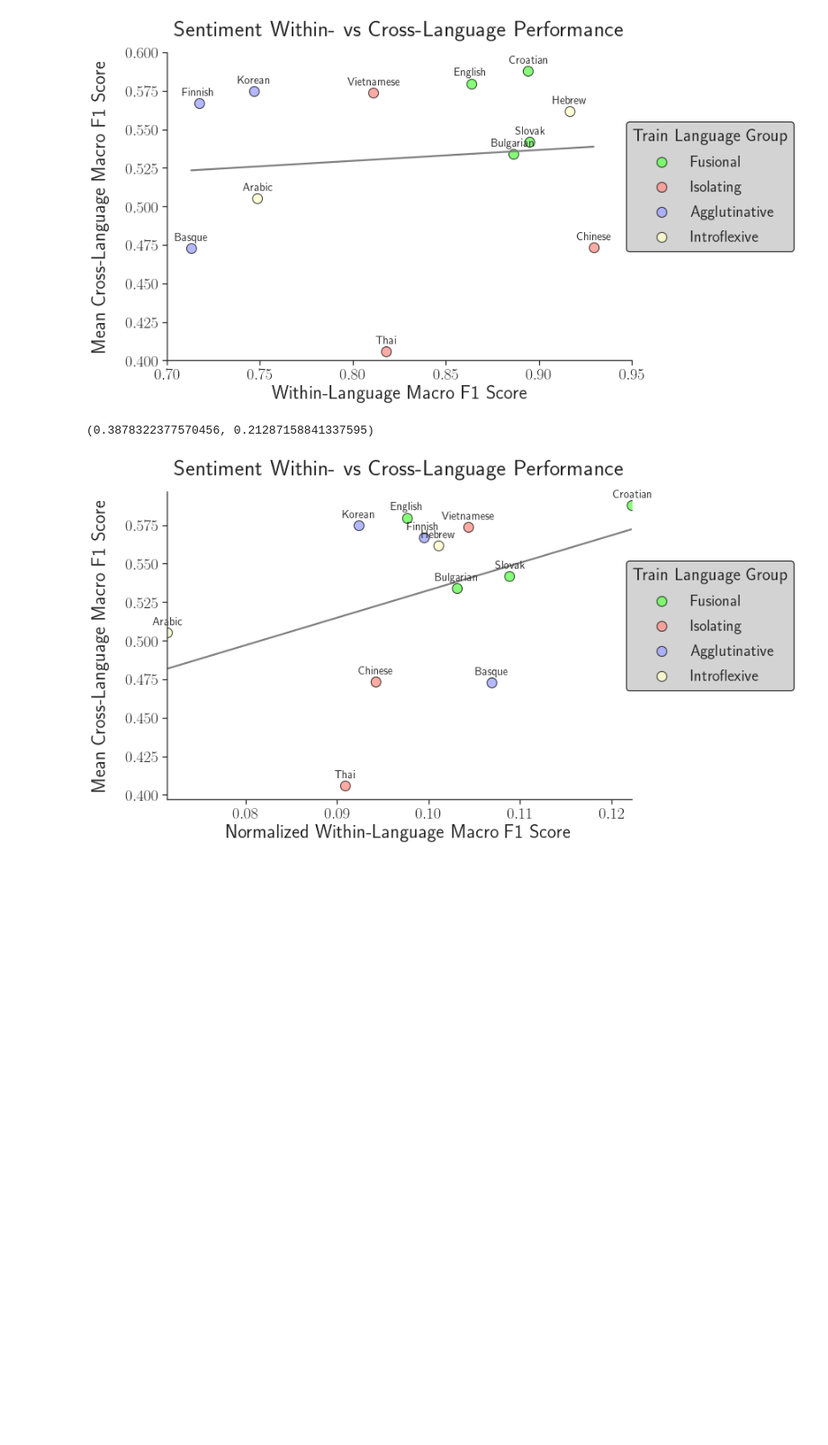
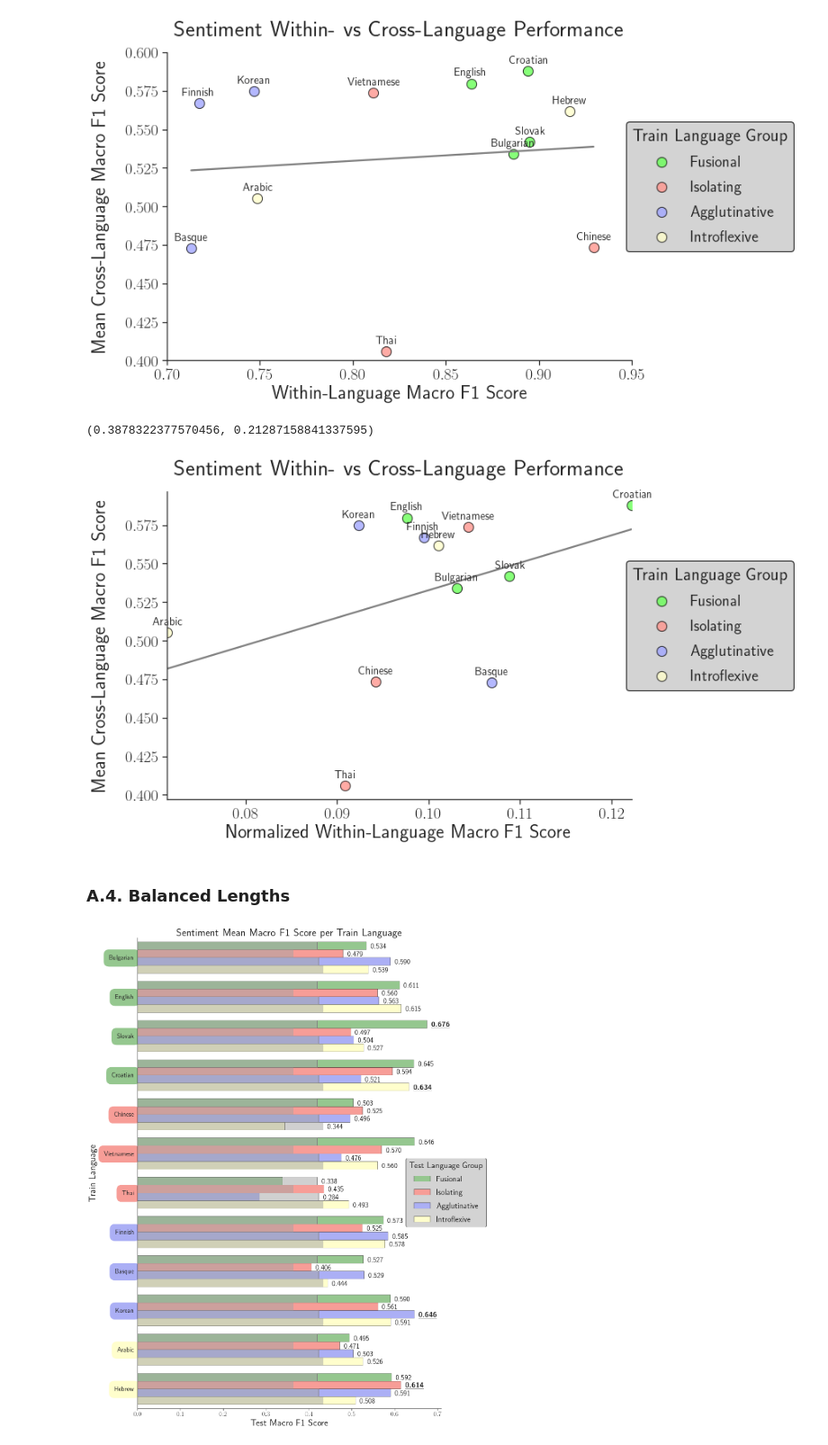
Before and after one commit to jerbarnes/typology_of_crosslingual, a Jupyter notebook: analysis/Sentiment_cross_to_f1.ipynb, the cells around one changed output. Shown: that part at 90% size. Cells and saved outputs as stored; diff of their text form; code cells hidden in the pictures; blank space fills up the shorter version.

Commit message:
Updated and extended plot notebooks

```diff
--- a/analysis/Sentiment_cross_to_f1.ipynb
+++ b/analysis/Sentiment_cross_to_f1.ipynb
@@ -382,3 +382,80 @@ plt.show()
 plt.close()
 # %% [output]
 [figure]
+# %% [markdown]
+### A.4. Balanced Lengths
+# %%
+results = post_utils.retrieve_results("../results/balanced_length/results_sentiment_postprocessed_balanced_length.xlsx", 3)
+df = results["Macro_F1"]["langvgroup"].iloc[:4]
+# %%
+df = df.drop([np.nan, "Baseline"], axis=1)
+df = df.set_index("Test\Train").T.reset_index()
+df = pd.melt(df, id_vars=df.columns[0], value_vars=df.columns[1:]).rename(columns={"index": "Train Language",
+                                                                                   "Test\Train": "Test Group",
+                                                                                   "value": "Macro F1"})
+# %%
+sns.set()
+sns.set_style("ticks")
+plt.rc("xtick", labelsize=16)
+plt.rc("ytick", labelsize=16)
+plt.rc("axes", labelsize=16)
+plt.rcParams["text.usetex"] = True
+# %%
+def scale_y(y, langs):
+    return 1 - y / len(langs)
+
+colors = ["#95c78f", "#f79d97", "#abaff5", "#fffecc"]
+label_colors = np.array([np.repeat(color, times).tolist() for color, times in zip(colors, [4, 3, 3, 2])]).sum()
+extra_fontsize = 4
+
+g = sns.catplot(
+    data=df, kind="bar", x="Macro F1", y="Train Language", hue="Test Group",
+    height=20, aspect=0.7, palette=colors, saturation=1, legend=False, edgecolor="black", linewidth=0.5
+)
+
+langs = df["Train Language"].unique().tolist()
+test_maxs = df[["Test Group", "Macro F1"]].groupby("Test Group", sort=False).max().values.flatten()
+baselines = results["Macro_F1"]["langvgroup"].loc[:3, "Baseline"].values
+
+for lang in langs:
+    values = df.loc[(df["Train Language"] == lang), "Macro F1"].values
+    dy = np.arange(-0.3, 1, 0.2)
+    for i, idx in enumerate(df.index[df["Train Language"] == lang]):
+        if values[i] == test_maxs[i]:
+            p = r"\textbf{{\underline{{{}}}}}".format("{:.3f}".format(values[i]))
+        else:
+            p = "{:.3f}".format(values[i])
+        extra_dy = 0.025
+        dx = 0.01
+        if baselines[i] > values[i]:
+            dx += baselines[i] - values[i]
+        g.ax.text(values[i] + dx, langs.index(lang) + dy[i] + extra_dy, p,
+                  verticalalignment="center", horizontalalignment="left",
+                  fontsize=18 + extra_fontsize)
+        bline = (scale_y(langs.index(lang) + 0.1 + 0.2 * (i + 1), langs),
+                 scale_y(langs.index(lang) + 0.1 + 0.2 * i, langs))
+        bbar = patches.Rectangle((0, langs.index(lang) + dy[i] + 0.1), baselines[i], -0.2,
+                              fill=True, color="#a3a3a3", alpha=0.5, ec="grey", lw=0.5)
+        g.ax.add_patch(bbar)
+        g.ax.axvline(baselines[i], bline[0], bline[1], linewidth=1, color="grey", solid_capstyle="butt")
+
+for i, label in enumerate(g.ax.yaxis.get_ticklabels()):
+    label.set_bbox(dict(boxstyle="round,pad=0.85",
+                             fc=label_colors[i]))
+
+plt.legend(title="Test Language Group", title_fontsize=22 + extra_fontsize, loc="upper left",
+           bbox_to_anchor=(0.87, 0.54), fontsize=20 + extra_fontsize, facecolor="lightgrey",
+           framealpha=1, edgecolor="black", labelspacing=0.7)
+
+# plt.xlim((0, 101))
+# plt.xticks(range(0, 101, 10))
+plt.ylabel("Train Language", fontsize=24 + extra_fontsize, labelpad=20)
+plt.xlabel("Test Macro F1 Score", fontsize=24 +  extra_fontsize)
+plt.title("Sentiment Mean Macro F1 Score per Train Language", fontsize=28 +  extra_fontsize)
+plt.tick_params(labelsize=20)
+
+#plt.savefig("../results/plots/sentiment_lang_vs_group_results_macro_f1.pdf", dpi=400, bbox_inches="tight")
+plt.show()
+plt.close()
+# %% [output]
+[figure, added]
```
Also changed, not shown: parts of 4 cells of this notebook, 5 other files.
